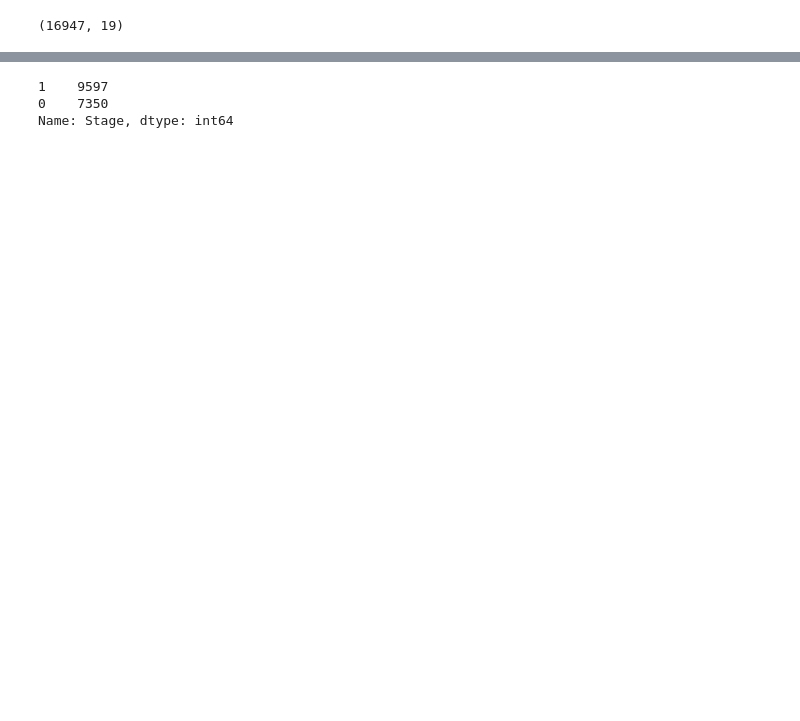
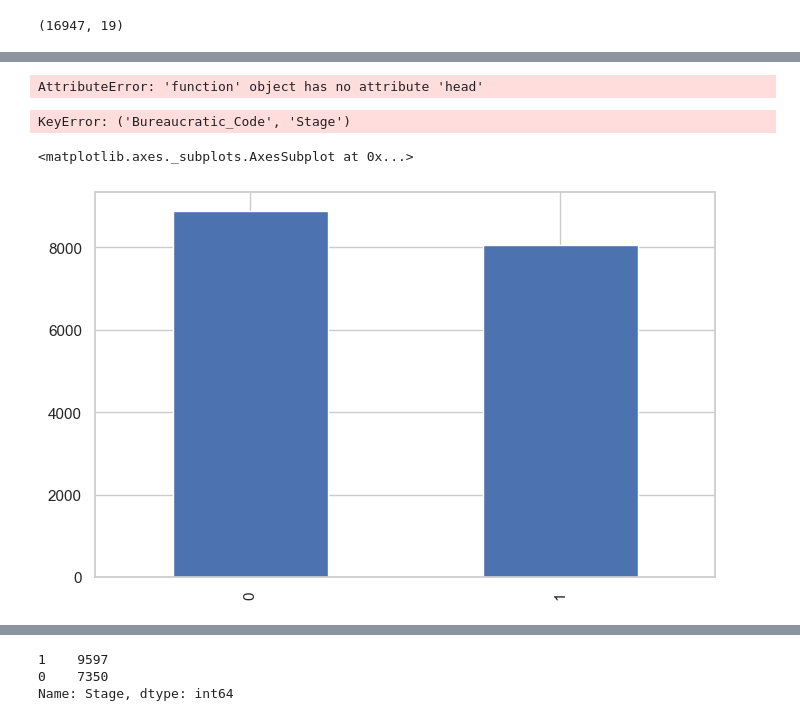
Before and after one commit to fede-alt/datos_2c2020_tp1, a Jupyter notebook: Pruebas/Pruebas_Art.ipynb, the cells around one changed output, grey strips where cells are left out. Saved outputs shown, nothing was run; the diff lists cells and outputs as text; code cells hidden in the pictures; blank space fills up the shorter version.

```diff
--- a/Pruebas/Pruebas_Art.ipynb
+++ b/Pruebas/Pruebas_Art.ipynb
@@ -80,0 +173,15 @@ grouped.head()
+# %%
+aprobados = df.loc[df['Stage'] == 1]['Bureaucratic_Code'].value_counts.head()
+print("Aprobados") ; display(aprobados)
+# %% [output]
+AttributeError: 'function' object has no attribute 'head'
+# %%
+burocraticos = df.loc[df['Bureaucratic_Code','Stage']]
+burocraticos.head()
+# %% [output]
+KeyError: ('Bureaucratic_Code', 'Stage')
+# %%
+df['Bureaucratic_Code_0_Approval'].value_counts().sort_index().plot(kind='bar', figsize=(8,5))
+# %% [output]
+<matplotlib.axes._subplots.AxesSubplot at 0x...>
+[figure, added]
```
Also changed, not shown: parts of 20 cells of this notebook.
